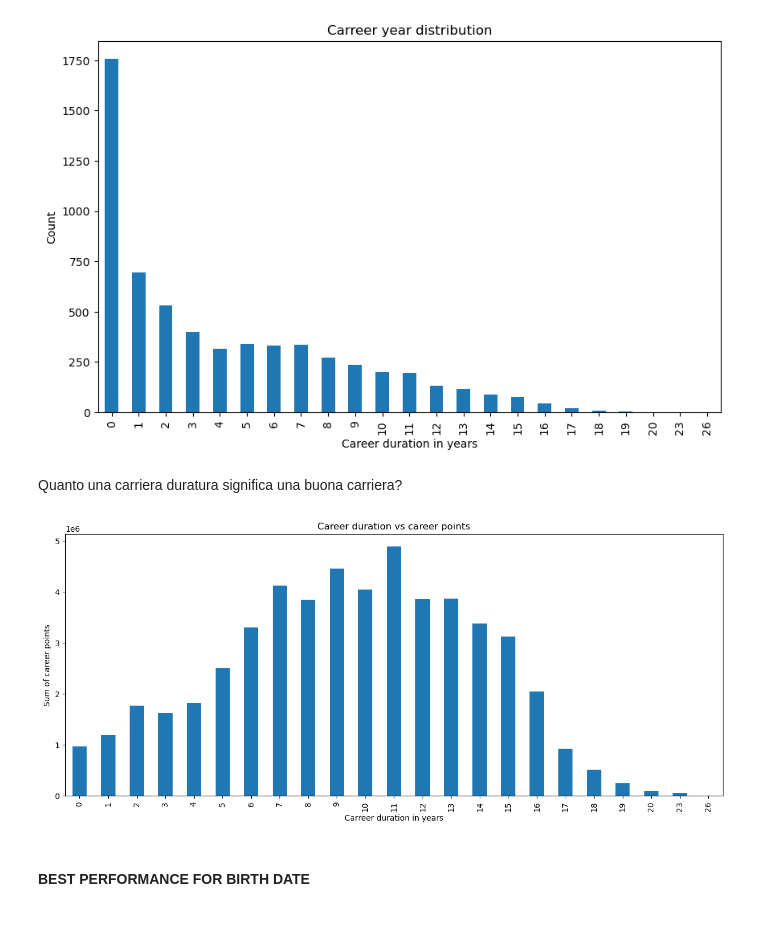
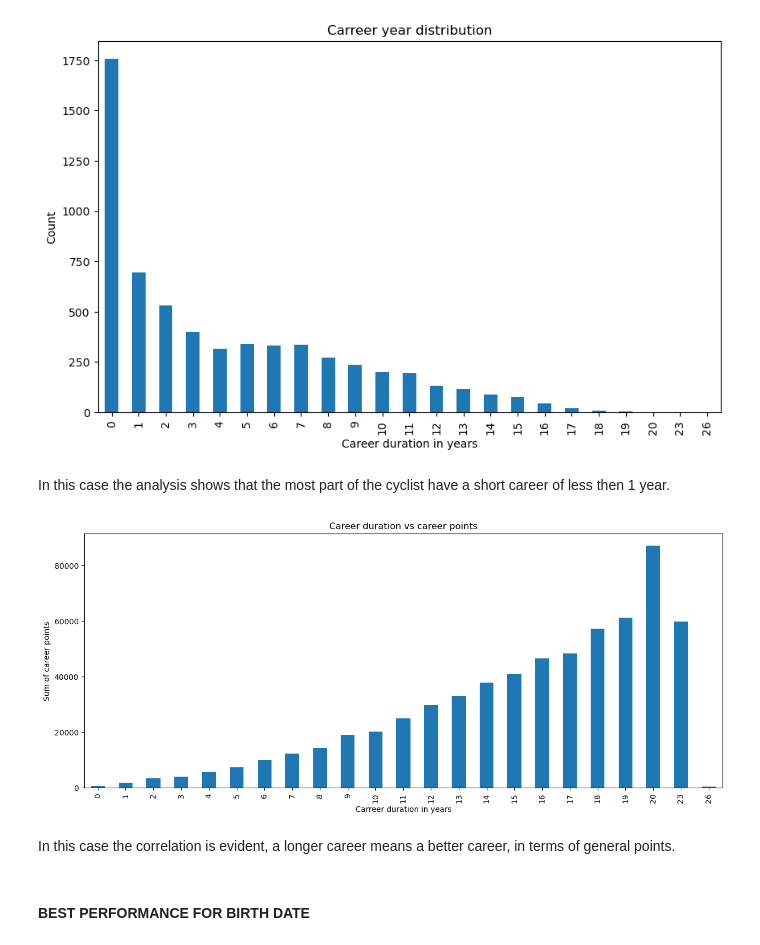
Before and after one commit to DadeOrsu/dm_project24_group_6, a Jupyter notebook: src/task2_data_transformation/feature engineering_cyclists.ipynb, the cells around one changed output. Cells and saved outputs as stored; diff of their text form; code cells hidden in the pictures.

```diff
--- a/src/task2_data_transformation/feature engineering_cyclists.ipynb
+++ b/src/task2_data_transformation/feature engineering_cyclists.ipynb
@@ -237,6 +231,8 @@ Prima di togliere le righe che contengono ciclisti che non hanno gare registrate
 # %% [markdown]
 #### Most popular debut year
 # %%
+df3 = pd.read_csv(path.join('..','dataset', 'cyclists_final_enhanced.csv'))
+
 plt.figure(figsize=(15, 6))
 df3['debut_year'].value_counts().sort_index().plot(kind='bar')
 plt.title('Debut year distribution')
@@ -280,26 +278,28 @@ plt.xticks(rotation=90)
 plt.show()
 # %% [output]
 [figure]
-# %% [markdown]
-Quanto una carriera duratura significa una buona carriera?
+# %% [markdown]
+In this case the analysis shows that the most part of the cyclist have a short career of less then 1 year.
 # %%
 dfcarreeryears=df3.copy()
 dfcarreeryears['career_duration(years)']=dfcarreeryears['career_duration(days)']/365
 dfcarreeryears['career_duration(years)']=dfcarreeryears['career_duration(years)'].astype(int)
 
-carreerduration = dfcarreeryears.groupby('career_duration(years)')['career_points'].sum()
+carreerduration = dfcarreeryears.groupby('career_duration(years)')['career_points'].mean()
 
 plt.figure(figsize=(15, 6))
 carreerduration.plot(kind='bar')
 
 plt.title('Career duration vs career points')
 
 plt.xlabel('Carreer duration in years')
 plt.ylabel('Sum of career points')
 plt.xticks(rotation=90)
 plt.show()
 # %% [output]
-[figure, old version]
+[figure, new version]
+# %% [markdown]
+In this case the correlation is evident, a longer career means a better career, in terms of general points.
 # %% [markdown]
 #### BEST PERFORMANCE FOR BIRTH DATE
 # %%
```
Also changed, not shown: parts of 28 cells of this notebook, 1 other file.
